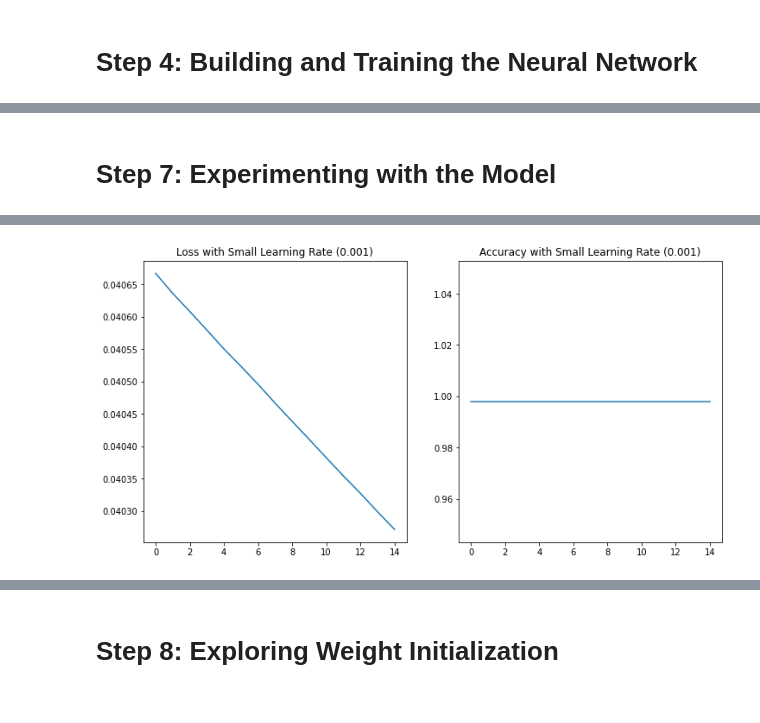
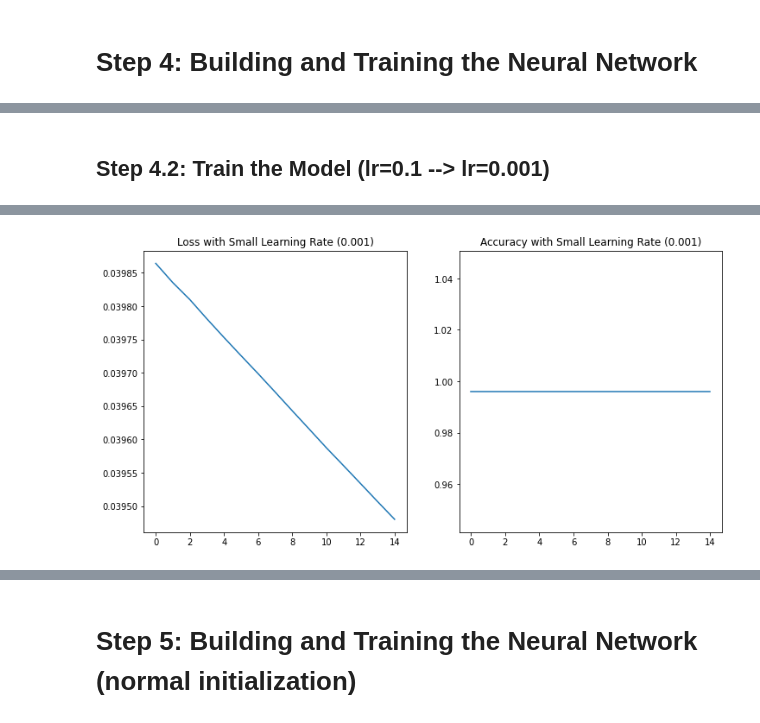
Before and after one commit to KeremDUZENLI/python-keras-deep-learning, a Jupyter notebook: notebooks/1_neural_networks.ipynb, the cells around one changed output, grey strips where cells are left out. Cells and saved outputs as stored; diff of their text form; code cells hidden in the pictures.

```diff
--- a/notebooks/1_neural_networks.ipynb
+++ b/notebooks/1_neural_networks.ipynb
@@ -163,18 +178,35 @@ Test Accuracy: 0.9704
 # %% [markdown]
-# Step 7: Experimenting with the Model
+## Step 4.2: Train the Model (lr=0.1 --> lr=0.001)
 # %%
-# Try a smaller learning rate
+## Compile the model
 model.compile(optimizer=optimizers.SGD(lr=0.001), loss='categorical_crossentropy', metrics=['accuracy'])
+
+# Train the model
 history_slow = model.fit(X_train, Y_train, epochs=15, batch_size=32)
 
-# Plot the results
+
+## Visualizing Training Progress
 plt.figure(figsize=(12, 6))
+
+# Training Loss
 plt.subplot(1, 2, 1)
 plt.plot(history_slow.history['loss'])
 plt.title('Loss with Small Learning Rate (0.001)')
+
+# Training Accuracy
 plt.subplot(1, 2, 2)
 plt.plot(history_slow.history['accuracy'])
 plt.title('Accuracy with Small Learning Rate (0.001)')
 plt.show()
+
+
+## Ensure one-hot encoding for labels
+Y_train = to_categorical(y_train)
+Y_test = to_categorical(y_test)
+
+# Evaluate on test data
+test_loss, test_accuracy = model.evaluate(X_test, Y_test)
+print(f"Test Loss: {test_loss:.4f}")
+print(f"Test Accuracy: {test_accuracy:.4f}")
 # %% [output]
 Epoch 1/15
@@ -197 +229 @@ Epoch 15/15
-[figure, old version]
+[figure, new version]
@@ -198,5 +233,5 @@ Epoch 15/15
 # %% [markdown]
-# Step 8: Exploring Weight Initialization
+# Step 5: Building and Training the Neural Network (normal initialization)
 # %%
 from keras import initializers
 
```
Also changed, not shown: parts of 20 cells of this notebook.
